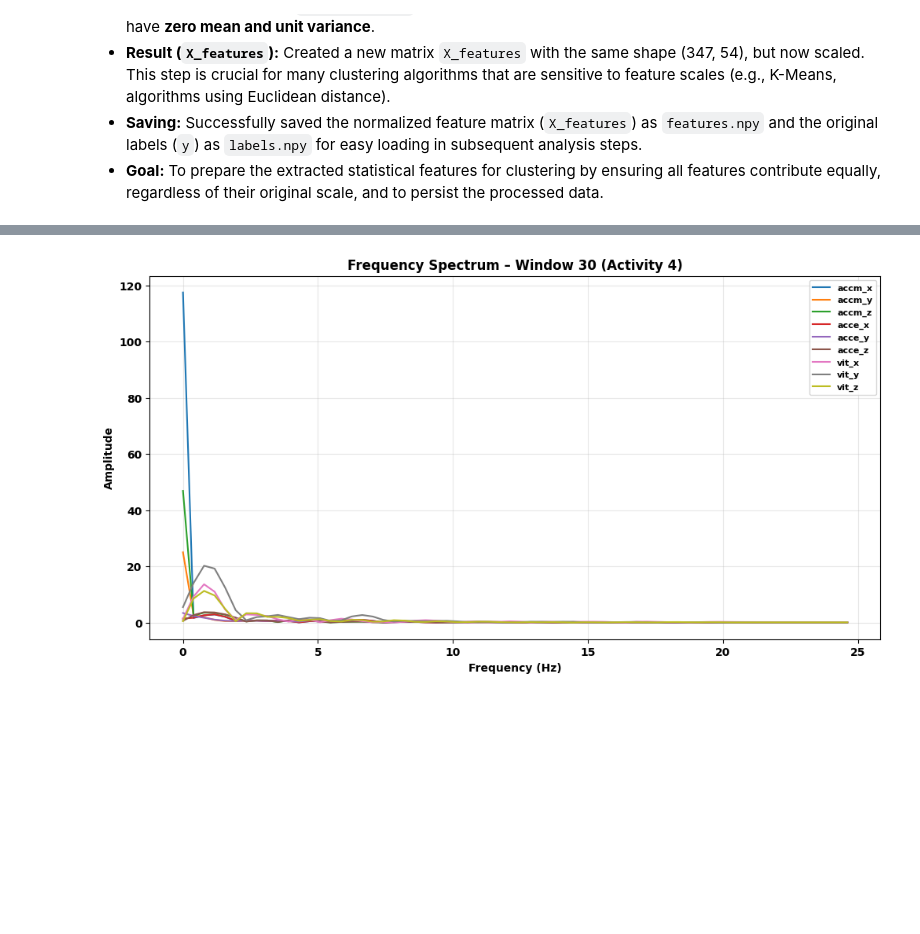
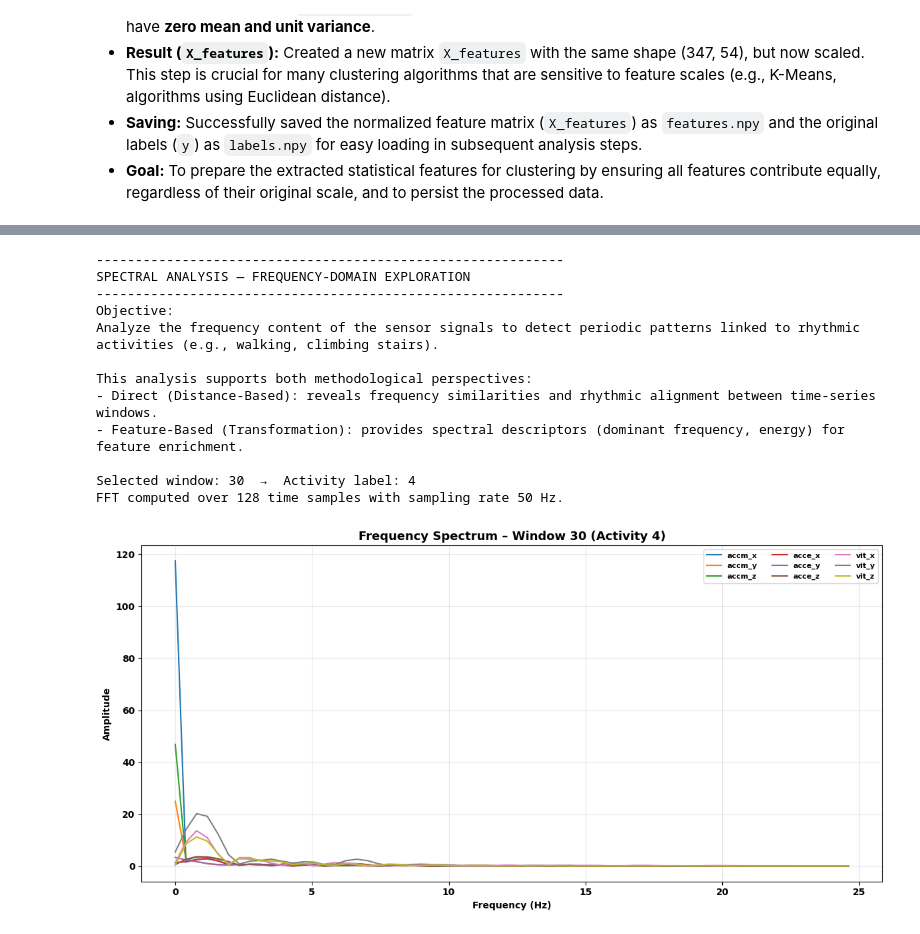
Before and after one commit to gackouhamady/HumanActivityRecognition, a Jupyter notebook: notebooks/EDA.ipynb, the cells around one changed output, grey strips where cells are left out. Cells and saved outputs as stored; diff of their text form; code cells hidden in the pictures; blank space fills up the shorter version.

```diff
--- a/notebooks/EDA.ipynb
+++ b/notebooks/EDA.ipynb
@@ -906,27 +1445,82 @@ This reveals periodic patterns related to rhythmic activities such as walking or
 # %%
 # ============================================================
 # 8. SPECTRAL ANALYSIS
 # ============================================================
 
 from scipy.fft import fft
 import matplotlib.pyplot as plt
+import numpy as np
 
 # ------------------------------------------------------------
-# 🔹 Select one window and compute FFT for each variable
+# Step 1 — Overview and Methodological Context
 # ------------------------------------------------------------
-win = 30 # you can change this to inspect other windows
-n = X.shape[1]
-freqs = np.fft.fftfreq(n, d=0.02)  # sampling period = 0.02s (50 Hz)
+print("------------------------------------------------------------")
+print("SPECTRAL ANALYSIS — FREQUENCY-DOMAIN EXPLORATION")
+print("------------------------------------------------------------")
+print("Objective:")
+print("Analyze the frequency content of the sensor signals to detect periodic patterns linked to rhythmic activities (e.g., walking, climbing stairs).")
+print()
+print("This analysis supports both methodological perspectives:")
+print("- Direct (Distance-Based): reveals frequency similarities and rhythmic alignment between time-series windows.")
+print("- Feature-Based (Transformation): provides spectral descriptors (dominant frequency, energy) for feature enrichment.\n")
 
-plt.figure(figsize=(12,6))
+# ------------------------------------------------------------
+# Step 2 — Select a specific temporal window for inspection
+# ------------------------------------------------------------
+win = 30  # You can modify this index to analyze another window
+n = X.shape[1]           # Number of time steps (128)
+sampling_period = 0.02   # 50 Hz sampling rate
+freqs = np.fft.fftfreq(n, d=sampling_period)  # Frequency vector in Hz
+
+print(f"Selected window: {win}  →  Activity label: {y[win]}")
+print(f"FFT computed over {n} time samples with sampling rate 50 Hz.\n")
+
+# ------------------------------------------------------------
+# Step 3 — Compute FFT for each sensor variable
+# ------------------------------------------------------------
+plt.figure(figsize=(12, 6))
 for i, var in enumerate(variables):
-    signal_fft = np.abs(fft(X[win,:,i]))
-    plt.plot(freqs[:n//2], signal_fft[:n//2], label=var)
-plt.title(f"Frequency Spectrum – Window {win} (Activity {y[win]})")
+    # Compute one-sided FFT amplitude spectrum
+    signal_fft = np.abs(fft(X[win, :, i]))
+    plt.plot(freqs[:n // 2], signal_fft[:n // 2], label=var)
+
+plt.title(f"Frequency Spectrum – Window {win} (Activity {y[win]})", fontsize=13)
 plt.xlabel("Frequency (Hz)")
 plt.ylabel("Amplitude")
-plt.legend(fontsize=8)
+plt.legend(fontsize=8, ncol=3)
 plt.grid(alpha=0.3)
+plt.tight_layout()
 plt.show()
+
+# ------------------------------------------------------------
+# Step 4 — Interpretation Summary for Both Approaches
+# ------------------------------------------------------------
+print("------------------------------------------------------------")
+print("INTERPRETATION SUMMARY — BOTH APPROACHES")
+print("------------------------------------------------------------")
+
+print("• Direct (Distance-Based) Approach:")
+print("  - FFT reveals periodic components that contribute to temporal similarity between windows.")
+print("  - Activities like walking or climbing exhibit strong peaks around 1–2 Hz, indicating rhythmic cycles.")
+print("  - Static activities (e.g., sitting or standing) show low-frequency dominance with minimal spectral variation.\n")
+
+print("• Feature-Based (Transformation) Approach:")
+print("  - Spectral characteristics (dominant frequency, mean power, spectral entropy) can be extracted as additional features.")
+print("  - These can be appended to the statistical feature matrix to form an extended representation of each window.")
+print("  - Frequency-domain descriptors help capture motion intensity and regularity, improving clustering performance.\n")
+
+print("Spectral analysis complete — frequency-domain visualization generated successfully.")
 # %% [output]
+------------------------------------------------------------
+SPECTRAL ANALYSIS — FREQUENCY-DOMAIN EXPLORATION
+------------------------------------------------------------
+Objective:
+Analyze the frequency content of the sensor signals to detect periodic patterns linked to rhythmic activities (e.g., walking, climbing stairs).
+
+This analysis supports both methodological perspectives:
+- Direct (Distance-Based): reveals frequency similarities and rhythmic alignment between time-series windows.
+- Feature-Based (Transformation): provides spectral descriptors (dominant frequency, energy) for feature enrichment.
+
+Selected window: 30  →  Activity label: 4
+FFT computed over 128 time samples with sampling rate 50 Hz.
-[figure, old version]
+[figure, new version]
```
Also changed, not shown: parts of 25 cells of this notebook, 21 other files.
